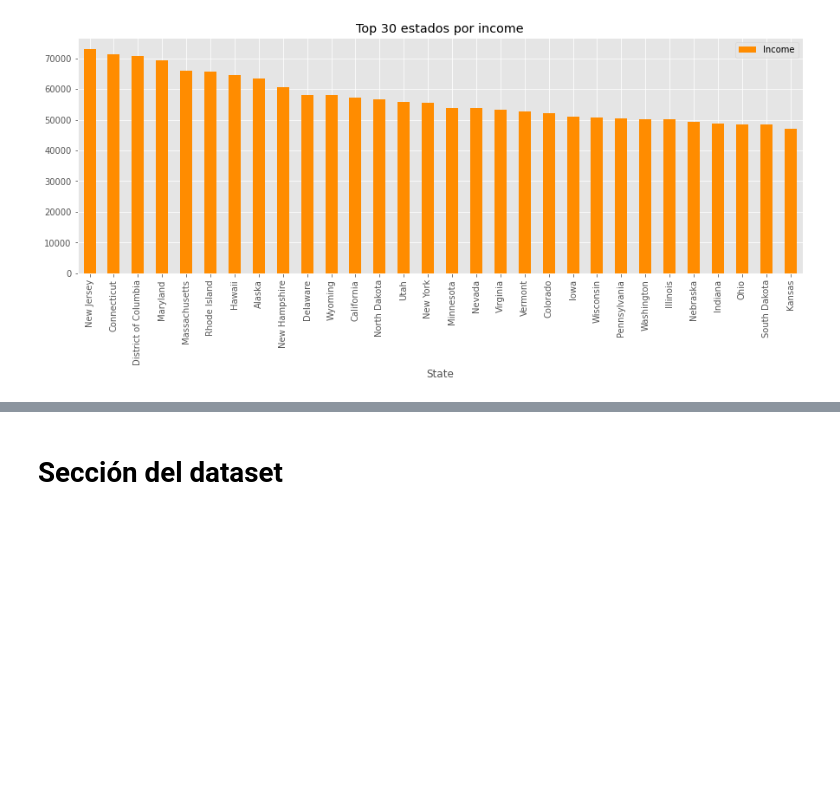
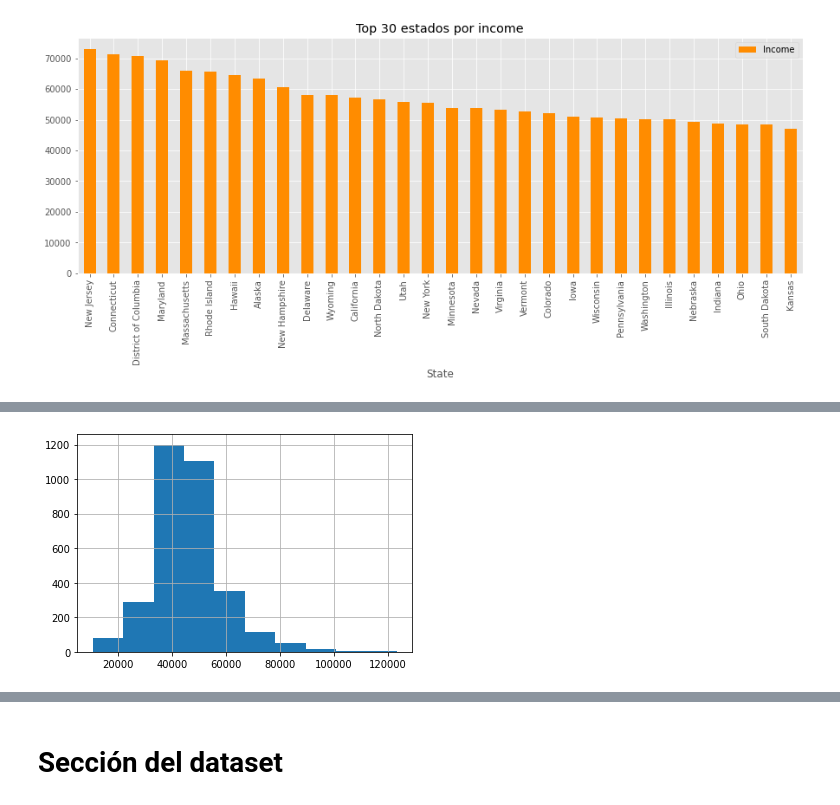
Before and after one commit to NayelySaldivar/DAPT_APR2021, a Jupyter notebook: FeatureEngineering_&_WorkflowML.ipynb, the cells around one changed output, grey strips where cells are left out. Saved outputs shown, nothing was run; the diff lists cells and outputs as text; code cells hidden in the pictures; blank space fills up the shorter version.

```diff
--- a/FeatureEngineering_&_WorkflowML.ipynb
+++ b/FeatureEngineering_&_WorkflowML.ipynb
@@ -427,0 +743,6 @@ ax.set_title('Top 30 estados por income');
+# %%
+temp_pob = census[['TotalPop','Income']]
+temp_pob.Income.hist()
+plt.show()
+# %% [output]
+[figure, added]
```
Also changed, not shown: parts of 89 cells of this notebook.
